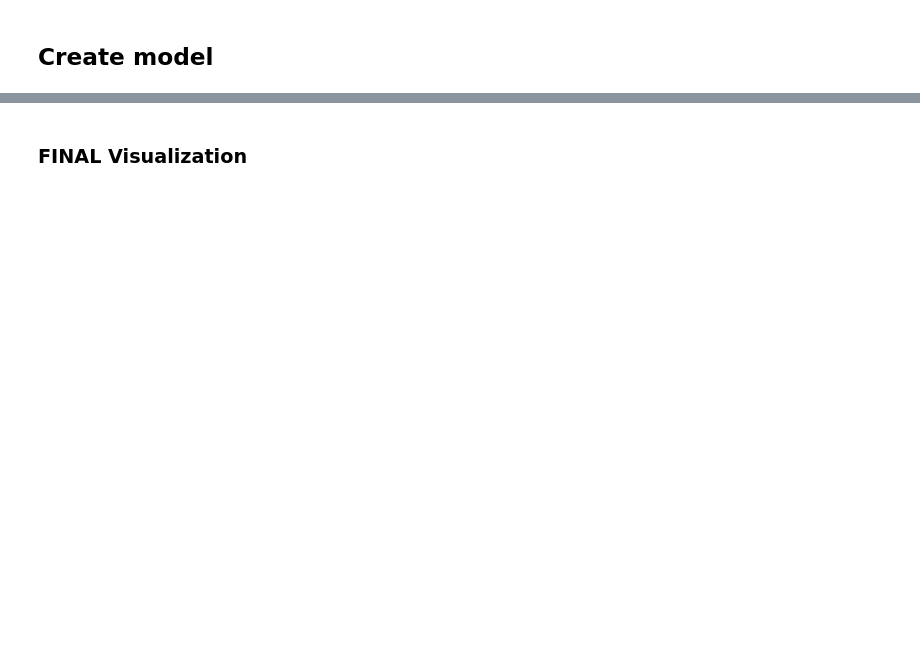
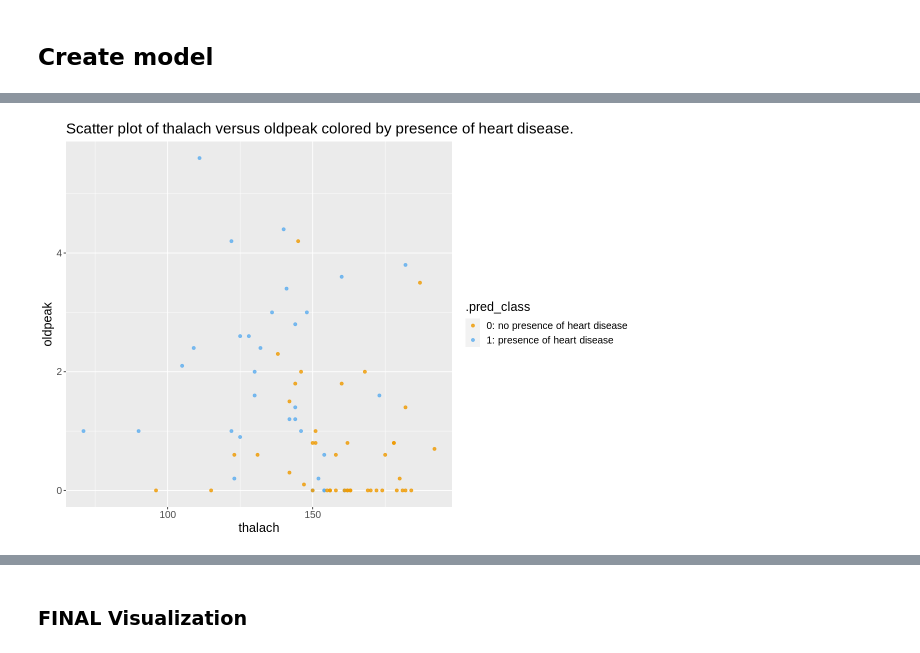
Before and after one commit to oliviahe0111/Heart-Disease-Data, a Jupyter notebook: heart_disease_data.ipynb, the cells around one changed output, grey strips where cells are left out. Drawn from its saved outputs; the diff is of its cells as text; code cells hidden in the pictures; blank space fills up the shorter version.

Commit message:
predictor gragh

```diff
--- a/heart_disease_data.ipynb
+++ b/heart_disease_data.ipynb
@@ -485,0 +811,16 @@ mnist_conf_mat_mut
+# %%
+options(repr.plot.width = 10, repr.plot.height = 7)
+
+
+two_predictors_ <- heart_prediction_mut %>%
+  ggplot(aes(x = thalach, y = oldpeak, color = .pred_class)) +
+  geom_point(alpha = 0.8) +
+  labs(color = ".pred_class") +
+  scale_color_manual(labels = c("0: no presence of heart disease", "1: presence of heart disease"),
+                     values = c("orange2", "steelblue2")) +
+  theme(text = element_text(size = 15))+
+  ggtitle("Scatter plot of thalach versus oldpeak colored by presence of heart disease.")
+
+two_predictors_
+# %% [output]
+[figure, added]
```
Also changed, not shown: parts of 47 cells of this notebook.
